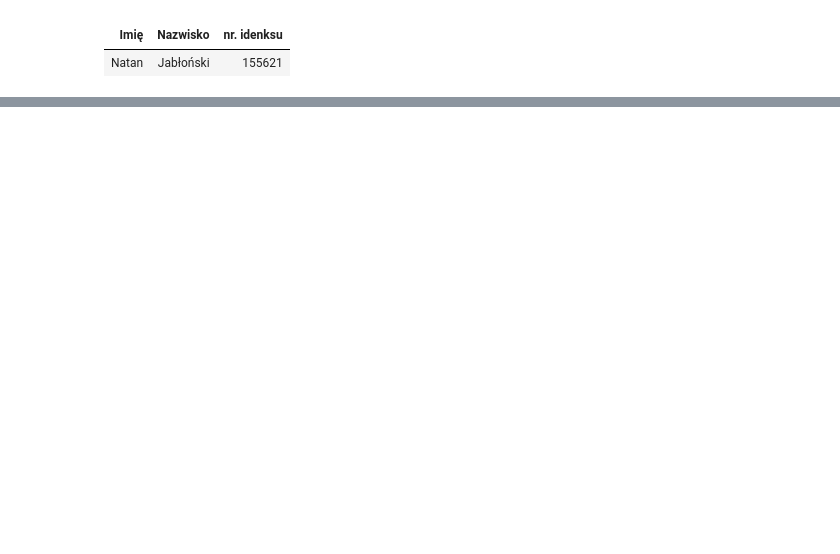
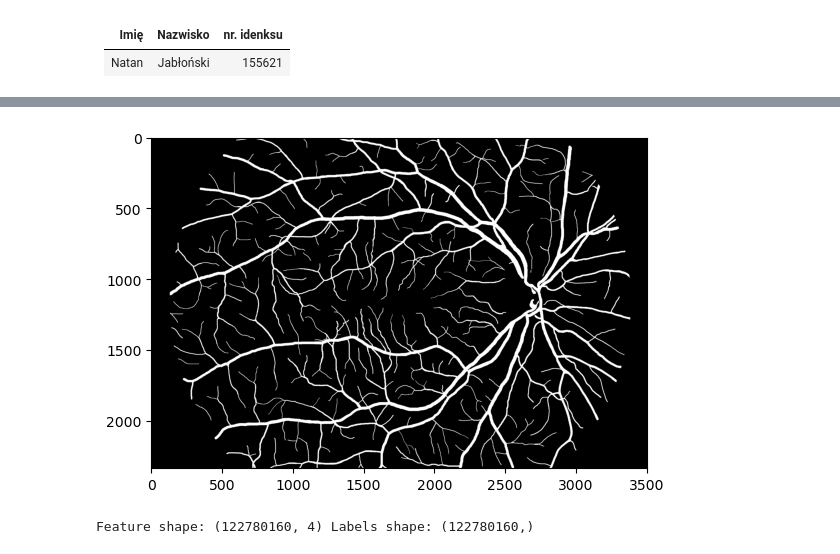
Before and after one commit to Myc0plasmus/veinClassifier, a Jupyter notebook: notebooks/demo.ipynb, the cells around one changed output, grey strips where cells are left out. Drawn from its saved outputs; the diff is of its cells as text; code cells hidden in the pictures; blank space fills up the shorter version.

```diff
--- a/notebooks/demo.ipynb
+++ b/notebooks/demo.ipynb
@@ -16,2 +21,5 @@ plt.imshow(dataset[0])
 # %%
-plt.imshow(dataset[1])
+plt.imshow(mask.squeeze(), cmap="gray")
+plt.show() #AUC ROC
+# %% [output]
+[figure, added]
@@ -17,0 +35,33 @@ plt.imshow(dataset[1])
+# %%
+import numpy as np
+from sklearn.ensemble import RandomForestClassifier
+from skimage import color, filters
+
+X_list = []
+y_list = []
+
+for img_tensor, mask_tensor in train_loader:
+    img = img_tensor.squeeze(0).numpy()
+    mask = mask_tensor.squeeze(0).numpy()
+
+    H, W = mask[0].shape
+
+    R = img[0].ravel()
+    G = img[1].ravel()
+    B = img[2].ravel()
+
+    gray = 0.2989*img[0] + 0.5870*img[1] + 0.1140*img[2]
+    edges = filters.sobel(gray).ravel()
+
+    features = np.stack([R, G, B, edges], axis=1)
+    labels = mask.ravel()
+
+    X_list.append(features)
+    y_list.append(labels)
+
+X = np.concatenate(X_list, axis=0)
+y = np.concatenate(y_list, axis=0)
+
+print("Feature shape:", X.shape, "Labels shape:", y.shape)
+# %% [output]
+Feature shape: (122780160, 4) Labels shape: (122780160,)
```
Also changed, not shown: parts of 6 cells of this notebook, 5 other files.
